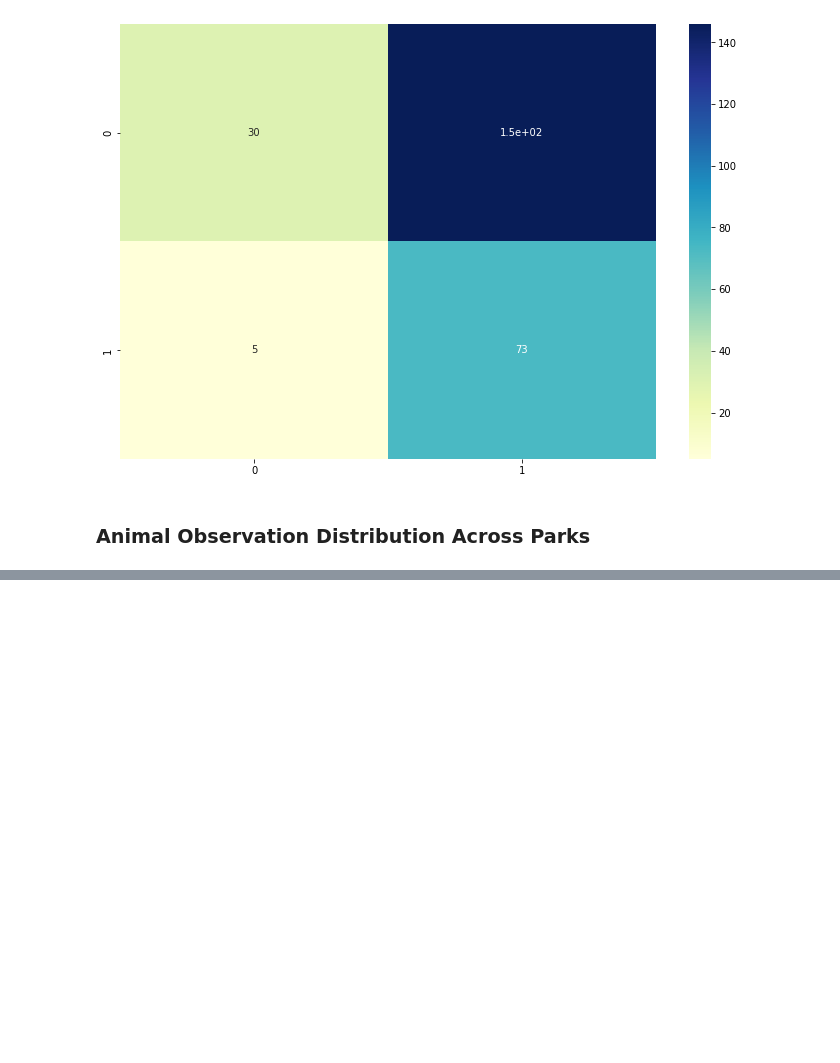
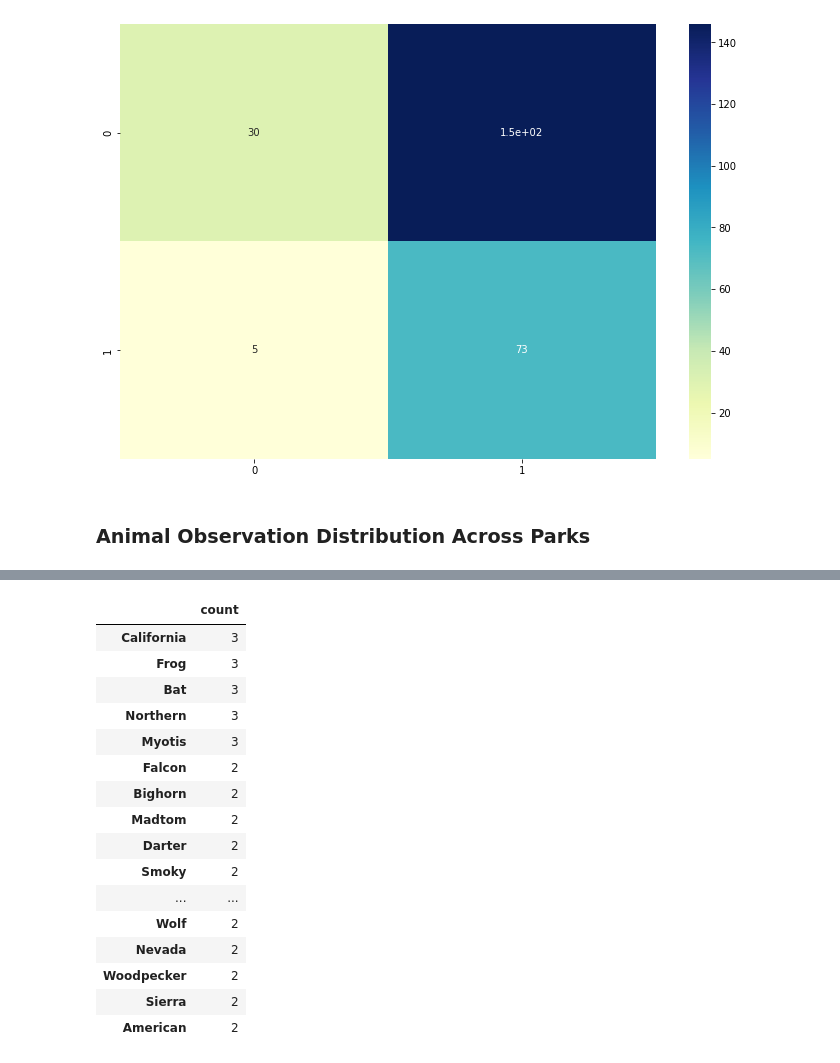
Before and after one commit to h-ostcode/Biodiversity-in-National-Parks, a Jupyter notebook: biodiversity.ipynb, the cells around one changed output, grey strips where cells are left out. Drawn from its saved outputs; the diff is of its cells as text; code cells hidden in the pictures; blank space fills up the shorter version.

```diff
--- a/biodiversity.ipynb
+++ b/biodiversity.ipynb
@@ -335,6 +335,10 @@ for item in animal_names:
     clean_rows.append(item)
 print(clean_rows[:10])
 
+#Replace current names in common_names column with the cleaned name data
+species["common_names"] = clean_rows
+print(species.head(10))
+
 #Combine all items into one dimensional list for counts
 all_names = list(chain.from_iterable(i if isinstance(i, list) else [i] for i in clean_rows))
 all_names[:10]
@@ -357,0 +398,11 @@ all_names[:10]
+# %%
+#Q4
+#once seperated by name, seperate into endagered and concerned status by animal, then create chart with counts ** There are 191 rows with protected species before names seperated**
+at_risk = species[species.is_protected == True]
+at_risk = at_risk.explode("common_names") #use .explode() function to seperate items from list
+#int(at_risk.head(10))
+#rint(len(at_risk))   #474 rows protected species after seperate names**
+risk_counts =at_risk.groupby(['common_names','conservation_status']).size().reset_index(name='count')
+#isk_counts = risk_counts.sort_values('conservation_status', ascending=False)
+
+print(risk_counts)
@@ -357,0 +424,25 @@ all_names[:10]
+# %%
+risk_names = Counter(risk_counts.common_names)
+#print(names_count)
+
+pd.DataFrame.from_dict(risk_names, orient = 'index', columns = ["count"]).sort_values("count", ascending = False).head(20)
+
+#From the current dataset, there is not enough observational data to identify species with a statistically significat difference in risk. Need to determine if there is a better way to seperate and eval data for this question.
+# %% [output]
+|  | count |
+| California | 3 |
+| Frog | 3 |
+| Bat | 3 |
+| Northern | 3 |
+| Myotis | 3 |
+| Falcon | 2 |
+| Bighorn | 2 |
+| Madtom | 2 |
+| Darter | 2 |
+| Smoky | 2 |
+| ... | ... |
+| Wolf | 2 |
+| Nevada | 2 |
+| Woodpecker | 2 |
+| Sierra | 2 |
+| American | 2 |
```
Also changed, not shown: parts of 4 cells of this notebook.
